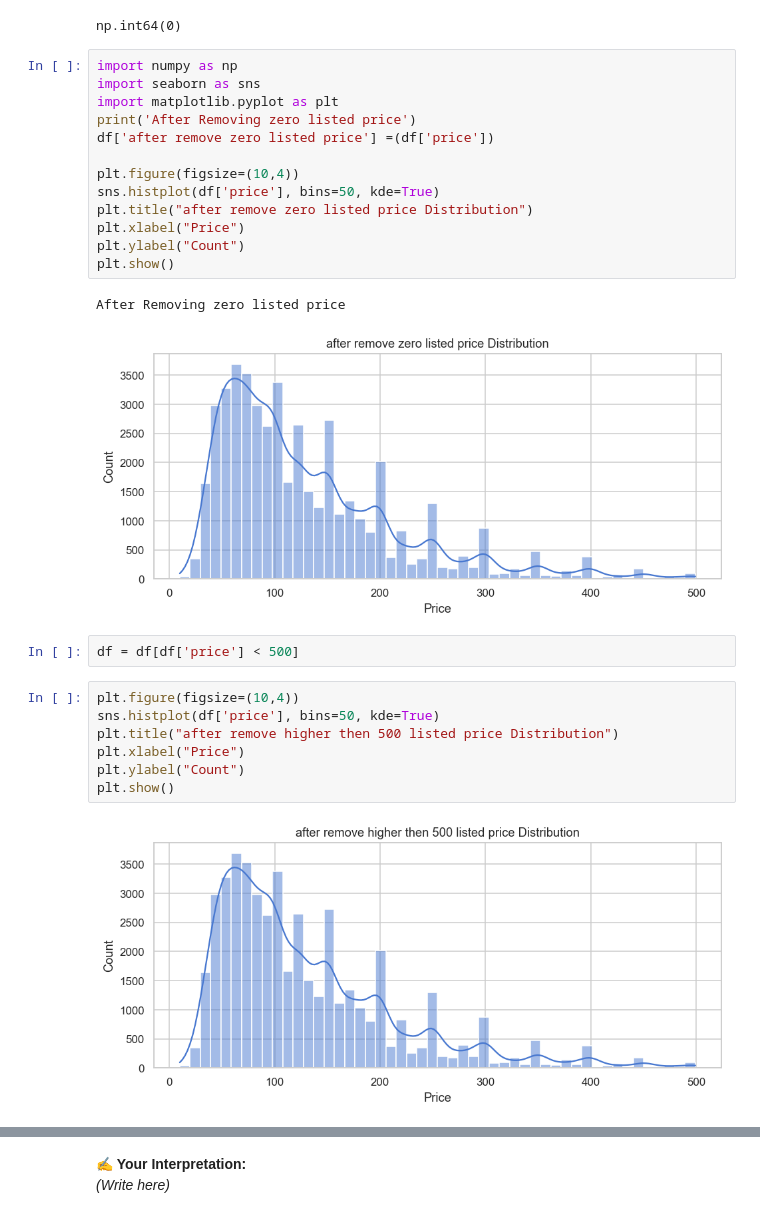
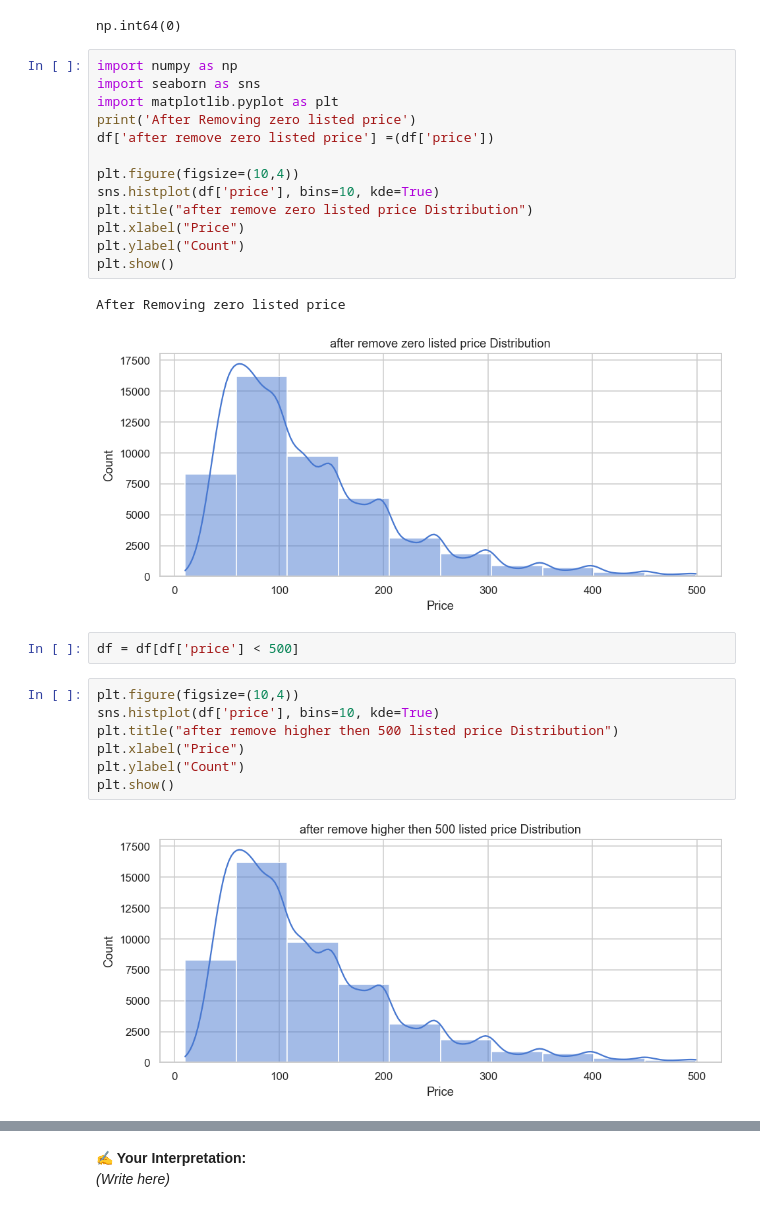
Before and after one commit to tashfeen786/Netsol-week-2, a Jupyter notebook: EDA_Assignment_NYC_Airbnb (1).ipynb, the cells around one changed output, grey strips where cells are left out. Saved outputs shown, nothing was run; the diff lists cells and outputs as text.

```diff
--- a/EDA_Assignment_NYC_Airbnb (1).ipynb
+++ b/EDA_Assignment_NYC_Airbnb (1).ipynb
@@ -325,27 +325,27 @@ np.int64(0)
 # %%
 import numpy as np
 import seaborn as sns
 import matplotlib.pyplot as plt
 print('After Removing zero listed price')
 df['after remove zero listed price'] =(df['price'])
 
 plt.figure(figsize=(10,4))
-sns.histplot(df['price'], bins=50, kde=True)
+sns.histplot(df['price'], bins=10, kde=True)
 plt.title("after remove zero listed price Distribution")
 plt.xlabel("Price")
 plt.ylabel("Count")
 plt.show()
 # %% [output]
 After Removing zero listed price
-[figure, old version]
+[figure, new version]
 # %%
 df = df[df['price'] < 500]
 # %%
 plt.figure(figsize=(10,4))
-sns.histplot(df['price'], bins=50, kde=True)
+sns.histplot(df['price'], bins=10, kde=True)
 plt.title("after remove higher then 500 listed price Distribution")
 plt.xlabel("Price")
 plt.ylabel("Count")
 plt.show()
 # %% [output]
-[figure, old version]
+[figure, new version]
```
Also changed, not shown: parts of 1 cell of this notebook.
